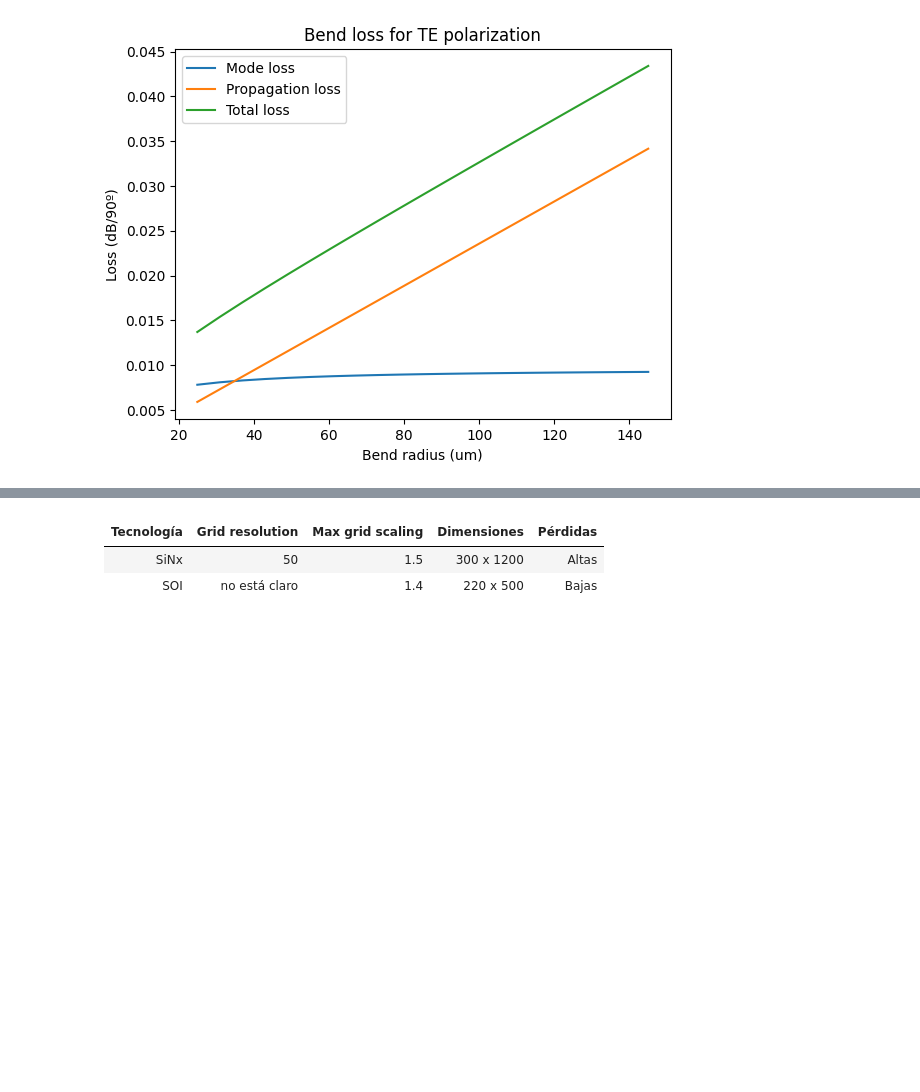
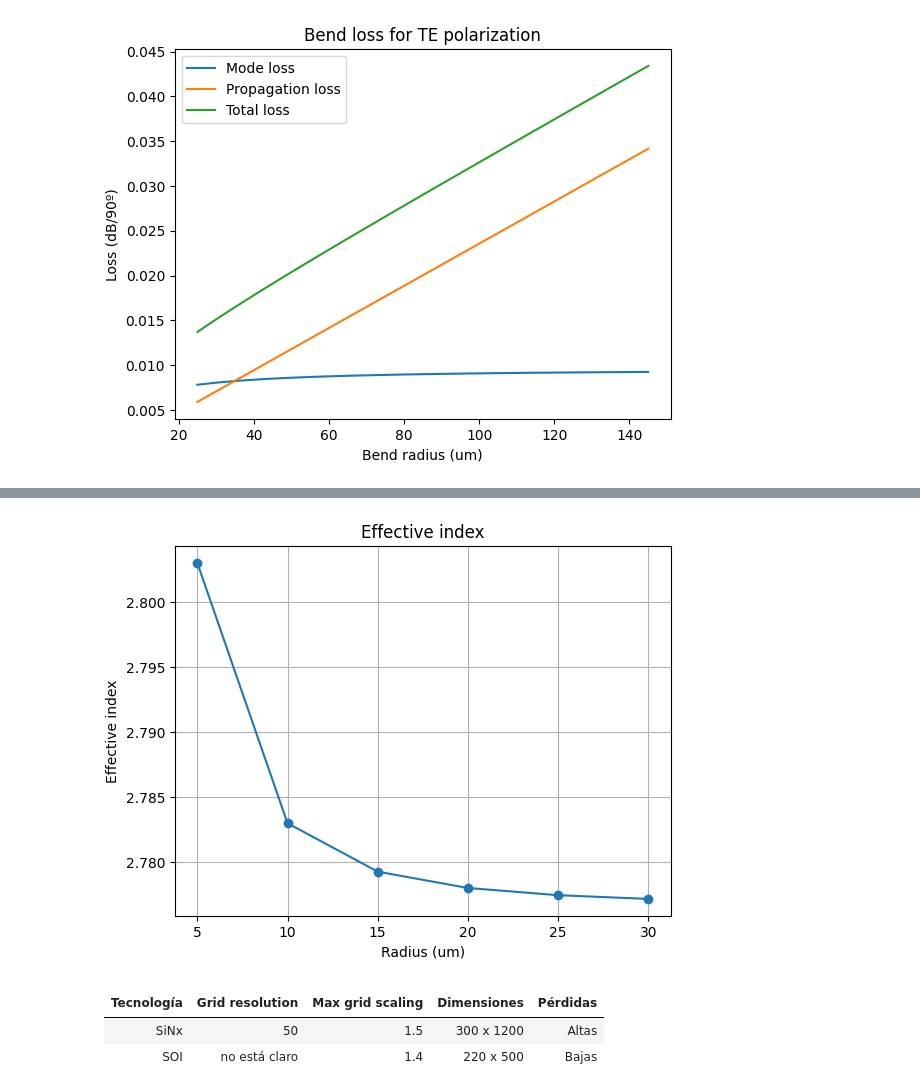
Before and after one commit to davidalcarria/pic-upv-lab1, a Jupyter notebook: WAVEGUIDES_Student.ipynb, the cells around one changed output, grey strips where cells are left out. Drawn from its saved outputs; the diff is of its cells as text; code cells hidden in the pictures; blank space fills up the shorter version.

```diff
--- a/WAVEGUIDES_Student.ipynb
+++ b/WAVEGUIDES_Student.ipynb
@@ -732,3 +767,31 @@ plt.legend()
 # %% [output]
 <matplotlib.legend.Legend at 0x...>
 [figure]
+# %%
+radio = np.linspace(5,30,6)
+neff = []
+for i in radio:
+    bend_1550 = gt.modes.Waveguide(
+        wavelength=1550 * nm,
+        core_width=1,
+        slab_thickness=0.0,
+        core_material='si',
+        clad_material='sio2',
+        core_thickness=220 * nm,
+        num_modes=1,
+        cache_path='.cache/',
+        precision='double',
+        max_grid_scaling=1.2,
+        grid_resolution=30,
+        bend_radius=i, # Bend radius
+    )
+    neff.append(bend_1550.n_eff)
+
+plt.figure()
+plt.plot(radio, neff, 'o-')
+plt.ylabel("Effective index")
+plt.xlabel("Radius (um)")
+plt.title("Effective index")
+plt.grid(True)
+plt.show()
+# %% [output]
@@ -735,3 +804,4 @@ plt.legend()
+[figure, added]
 # %% [markdown]
 | Tecnología |  Grid resolution | Max grid scaling| Dimensiones|Pérdidas|
 |------------|------------------|-----------------|-------------|----------|
```
Also changed, not shown: parts of 2 cells of this notebook.
